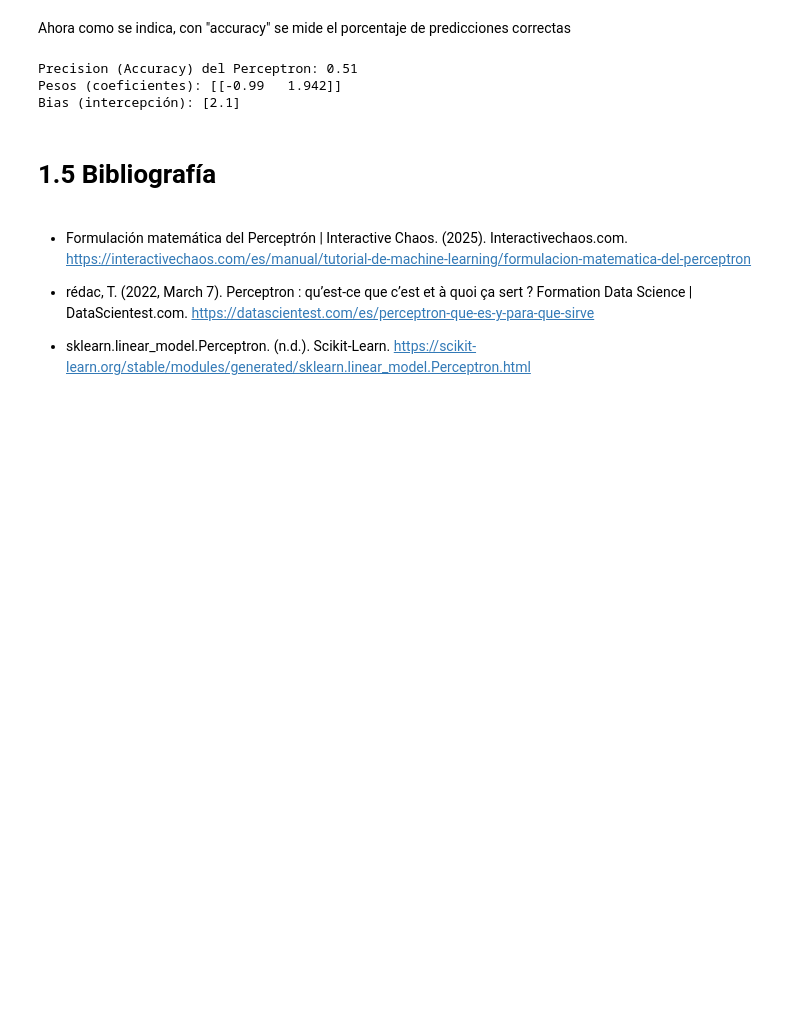
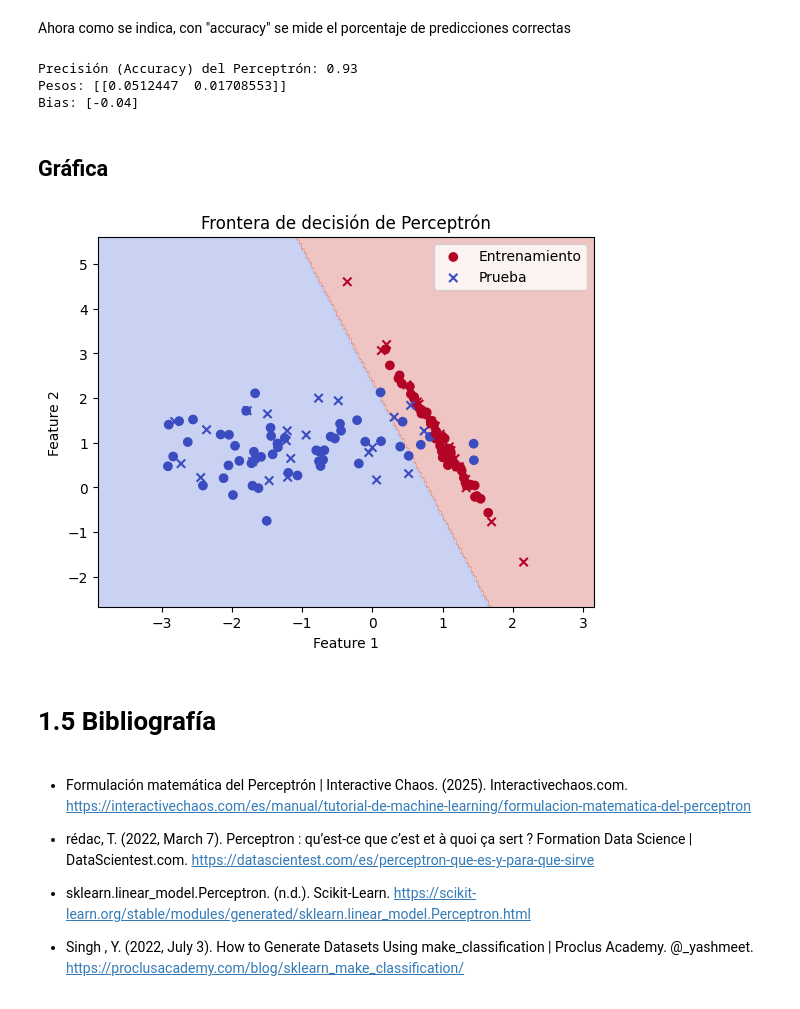
Before and after one commit to Ivanpillow/Clasificacion-Inteligente-de-Datos, a Jupyter notebook: Hands-on 1: Perceptron Notebook (Tutorial)/Hands_on_1_PerceptronNotebook_DIHM.ipynb, the cells around one changed output. Saved outputs shown, nothing was run; the diff lists cells and outputs as text; code cells hidden in the pictures; blank space fills up the shorter version.

Commit message:
Perceptron correcto

```diff
--- a/Hands-on 1: Perceptron Notebook (Tutorial)/Hands_on_1_PerceptronNotebook_DIHM.ipynb
+++ b/Hands-on 1: Perceptron Notebook (Tutorial)/Hands_on_1_PerceptronNotebook_DIHM.ipynb
@@ -66,0 +61,13 @@ y = y[y != 2] # Clases 0 y 1
+# %%
+X, y = make_classification(
+    n_samples=150,      # Las observaciones, solo 150 para demostrar funcionalidad
+    n_features=2,       # Solo dos características por la gráfica 2D
+    n_redundant=0,
+    n_informative=2,    # Solo necesito dos características útiles
+    n_clusters_per_class=1,
+    random_state=42     # Semilla generadora para que sea random y constante
+)
+
+# 3 líneas del dataset generado
+print(X[:3])
+print("Clases:", np.unique(y))
@@ -73,13 +87,13 @@ Además de ser bueno por el entrenamiento es rápido y fácil de interpretar con
 # %% [markdown]
 ## 1.4.3 Model Training
 # %%
-# Los datos estan divididos en entrenamiento (70%) y prueba (30%)
+# División del dataset en 70% entrenamiento y 30% prueba
 X_train, X_test, y_train, y_test = train_test_split(
     X, y, test_size=0.3, random_state=42
 )
 
 # Ahora se crea el modelo del perceptrón
-perceptron = Perceptron(max_iter=1000, eta0=0.1, random_state=42)
+perceptron = Perceptron(max_iter=100, eta0=0.01, random_state=42)
 
 # Y se entrena el modelo con la función fit
 perceptron.fit(X_train, y_train)
@@ -124,15 +140,41 @@ Variables: [11.84  2.89] | Prediccion: 0 | Clase real: 1
 Ahora como se indica, con "accuracy" se mide el porcentaje de predicciones correctas
 # %%
 accuracy = accuracy_score(y_test, y_pred)
-print(f"\nPrecision (Accuracy) del Perceptron: {accuracy:.2f}")
+print(f"Precisión (Accuracy) del Perceptrón: {accuracy:.2f}")
 
-# Mostrar los pesos y el bias aprendidos
-print(f"Pesos (coeficientes): {perceptron.coef_}")
-print(f"Bias (intercepción): {perceptron.intercept_}")
+# Son los pesos y el bias aprendidos
+print(f"Pesos: {perceptron.coef_}")
+print(f"Bias: {perceptron.intercept_}")
 # %% [output]
-Precision (Accuracy) del Perceptron: 0.51
-Pesos (coeficientes): [[-0.99   1.942]]
-Bias (intercepción): [2.1]
+Precisión (Accuracy) del Perceptrón: 0.93
+Pesos: [[0.0512447  0.01708553]]
+Bias: [-0.04]
+# %% [markdown]
+## Gráfica
+# %%
+warnings.filterwarnings("ignore")
+
+# Los limites del gráfico
+x_min, x_max = X[:, 0].min() - 1, X[:, 0].max() + 1
+y_min, y_max = X[:, 1].min() - 1, X[:, 1].max() + 1
+xx, yy = np.meshgrid(np.linspace(x_min, x_max, 200),
+                     np.linspace(y_min, y_max, 200))
+
+Z = perceptron.predict(np.c_[xx.ravel(), yy.ravel()])
+Z = Z.reshape(xx.shape)
+
+# Ahora se genera la gráfica de este scatter plot pero con la frontera de decisión
+plt.contourf(xx, yy, Z, alpha=0.3, cmap=plt.cm.coolwarm)
+plt.scatter(X_train[:, 0], X_train[:, 1], c=y_train, cmap=plt.cm.coolwarm, marker='o', label='Entrenamiento')
+plt.scatter(X_test[:, 0], X_test[:, 1], c=y_test, cmap=plt.cm.coolwarm, edgecolor='k', marker='x', label='Prueba')
+
+plt.title("Frontera de decisión de Perceptrón")
+plt.xlabel("Feature 1")
+plt.ylabel("Feature 2")
+plt.legend()
+plt.show()
+# %% [output]
+[figure, added]
 # %% [markdown]
 # 1.5 Bibliografía
 # %% [markdown]
@@ -145,3 +187,5 @@ Bias (intercepción): [2.1]
 *   rédac, T. (2022, March 7). Perceptron : qu’est-ce que c’est et à quoi ça sert ? Formation Data Science | DataScientest.com. https://datascientest.com/es/perceptron-que-es-y-para-que-sirve
 
 *   sklearn.linear_model.Perceptron. (n.d.). Scikit-Learn. https://scikit-learn.org/stable/modules/generated/sklearn.linear_model.Perceptron.html
+
+*  Singh , Y. (2022, July 3). How to Generate Datasets Using make_classification | Proclus Academy. @_yashmeet. https://proclusacademy.com/blog/sklearn_make_classification/
```
Also changed, not shown: parts of 10 cells of this notebook.
